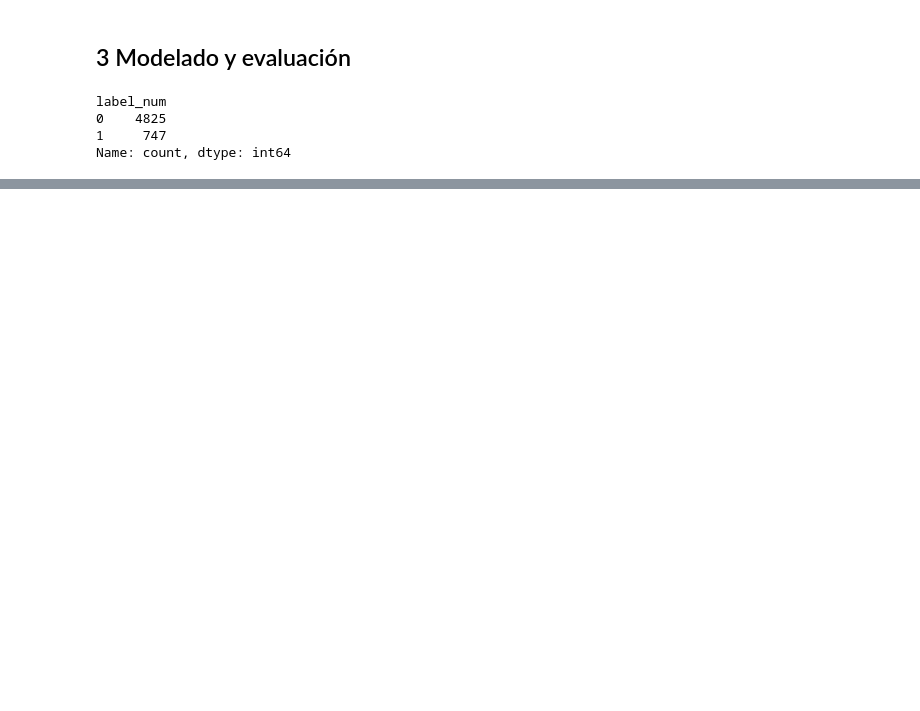
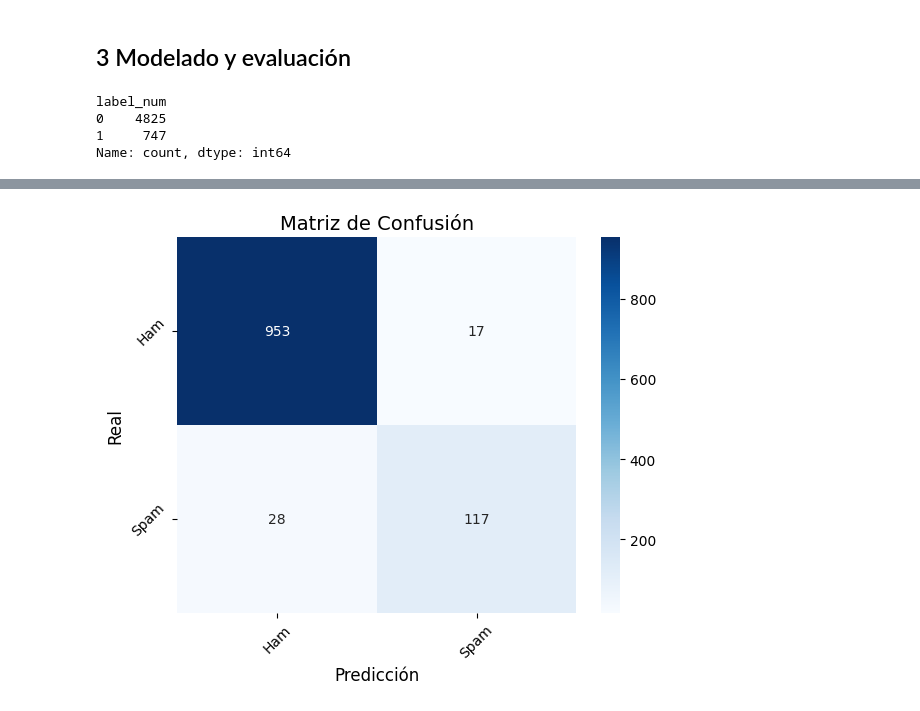
Before and after one commit to jariel17/text-mining, a Jupyter notebook: text_processing.ipynb, the cells around one changed output, grey strips where cells are left out. Saved outputs shown, nothing was run; the diff lists cells and outputs as text; code cells hidden in the pictures; blank space fills up the shorter version.

```diff
--- a/text_processing.ipynb
+++ b/text_processing.ipynb
@@ -284,6 +331,7 @@ lr_preds = lr_model.predict(X_test_tfidf)
 # %%
-funciones.evaluate_model("Multinomial Naive Bayes", y_test, nb_preds)
+# Predicciones
+y_pred = grid_search_lr.predict(X_test)
 
-
-funciones.evaluate_model("Logistic Regression", y_test, lr_preds)
+# Informe de clasificación
+print(classification_report(y_test, y_pred, target_names=['Ham (0)', 'Spam (1)']))
 # %% [output]
@@ -317,0 +346,4 @@ weighted avg       0.95      0.95      0.95      1115
+# %%
+funciones.confusion_matrix_plot(y_test, y_pred)
+# %% [output]
+[figure, added]
```
Also changed, not shown: parts of 26 cells of this notebook, 3 other files.
